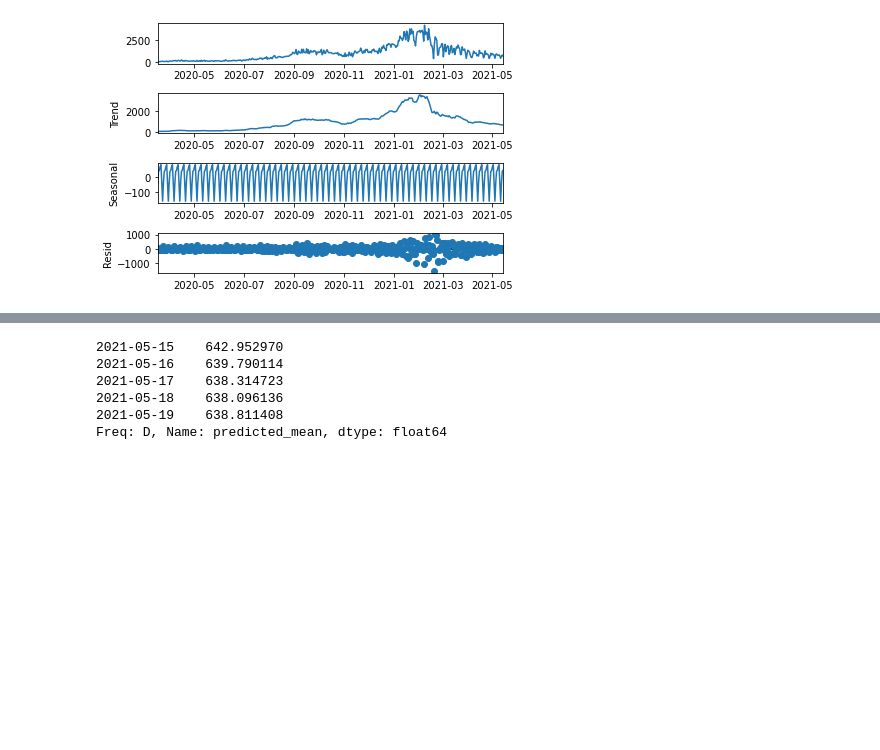
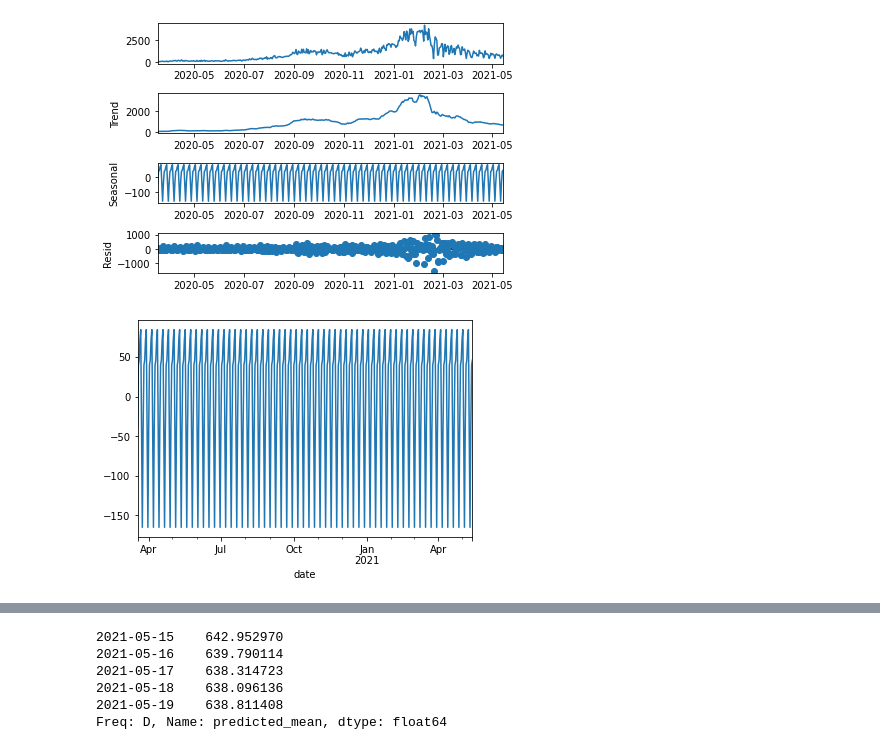
Before and after one commit to ardianzzz666/thesis, a Jupyter notebook: Multi Method + Seasonal Decomposition.ipynb, the cells around one changed output, grey strips where cells are left out. Drawn from its saved outputs; the diff is of its cells as text; code cells hidden in the pictures; blank space fills up the shorter version.

Commit message:
Tambah seasonal decomposition

```diff
--- a/Multi Method + Seasonal Decomposition.ipynb
+++ b/Multi Method + Seasonal Decomposition.ipynb
@@ -30,2 +81,7 @@ plt.show()
 # %% [output]
 [figure]
+# %%
+decompose.seasonal.plot()
+plt.show()
+# %% [output]
+[figure, added]
```
Also changed, not shown: parts of 22 cells of this notebook.
